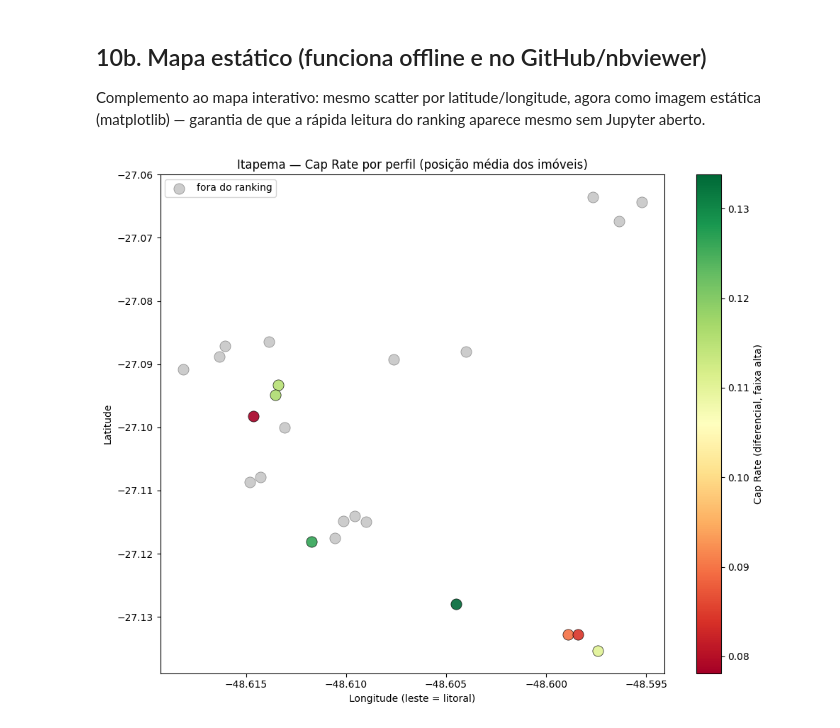
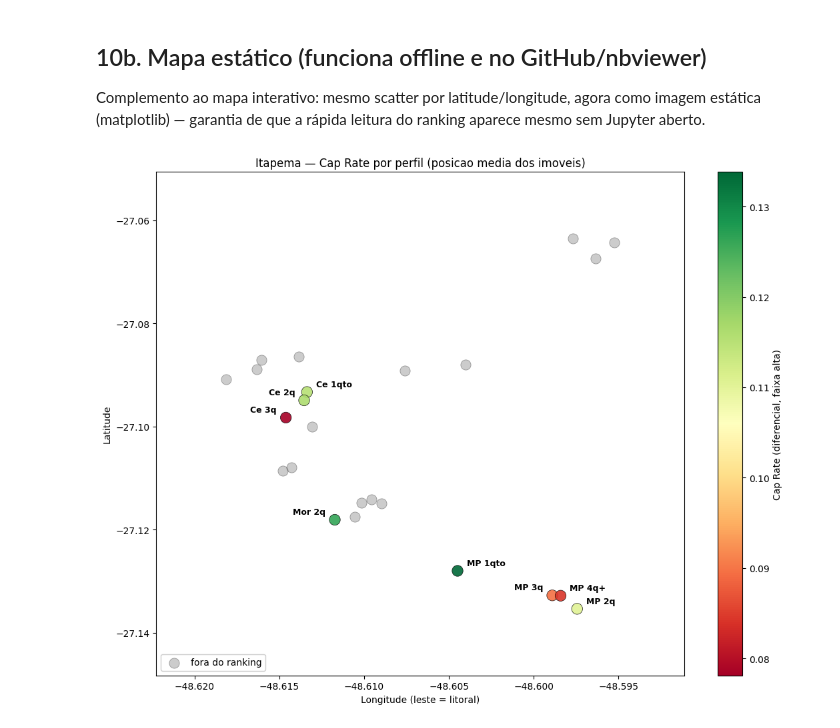
Before and after one commit to Luancordeirocontato/jt2026-luan-cordeiro, a Jupyter notebook: analise/01_analise_principal.ipynb, the cells around one changed output. Saved outputs shown, nothing was run; the diff lists cells and outputs as text; code cells hidden in the pictures.

```diff
--- a/analise/01_analise_principal.ipynb
+++ b/analise/01_analise_principal.ipynb
@@ -395,30 +510,91 @@ Complemento ao mapa interativo: mesmo scatter por latitude/longitude, agora como
 imagem estática (matplotlib) — garantia de que a rápida leitura do ranking aparece
 mesmo sem Jupyter aberto.
 # %%
-# Mapa estático de Cap Rate (scatter otimizado: 1 ponto por célula)
+# Mapa estatico de Cap Rate (scatter otimizado: 1 ponto por celula)
 %matplotlib inline
 import matplotlib.pyplot as plt
 import matplotlib.colors as mcolors
 
 a = _air_map[['latitude', 'longitude', 'bairro', 'tipo']].copy()
 a = a.merge(_tab_map[['bairro', 'tipo', 'cap_cell']], on=['bairro', 'tipo'], how='left')
 cel = a.groupby(['bairro', 'tipo'], as_index=False).agg(lat=('latitude', 'mean'), lon=('longitude', 'mean'))
 cel = cel.merge(_tab_map[['bairro', 'tipo', 'cap_cell']], on=['bairro', 'tipo'], how='left')
 
-fig, ax = plt.subplots(figsize=(10, 8))
+fig, ax = plt.subplots(figsize=(11, 8.5))
 cmap = plt.cm.RdYlGn
-ok = cel.dropna(subset=['cap_cell'])
+ok = cel.dropna(subset=['cap_cell']).copy()
 norm = mcolors.Normalize(vmin=ok['cap_cell'].min(), vmax=ok['cap_cell'].max())
-for _, r in ok.iterrows():
-    ax.scatter(r['lon'], r['lat'], c=[cmap(norm(r['cap_cell']))], s=120, alpha=0.9, edgecolors='k', linewidths=0.5, zorder=3)
-ax.scatter(cel[cel['cap_cell'].isna()]['lon'], cel[cel['cap_cell'].isna()]['lat'],
-           c='gray', s=120, alpha=0.4, edgecolors='k', linewidths=0.5, label='fora do ranking')
+_abbr = {'meia praia': 'MP', 'centro': 'Ce', 'morretes': 'Mor', 'tabuleiro dos oliveiras': 'Tab',
+         'casa branca': 'CB', 'alto sao bento': 'ASB', 'ilhota': 'Ilh', 'varzea': 'Var',
+         'canto da praia': 'CP', 'sertao do trombudo': 'STT', 'sertaozinho': 'Sert'}
+
+ax.scatter(ok['lon'], ok['lat'], c=[cmap(norm(v)) for v in ok['cap_cell']],
+           s=140, alpha=0.9, edgecolors='k', linewidths=0.5, zorder=3)
+fora = cel[cel['cap_cell'].isna()]
+ax.scatter(fora['lon'], fora['lat'], c='gray', s=120, alpha=0.4,
+           edgecolors='k', linewidths=0.5, zorder=2, label='fora do ranking')
+
 sm = plt.cm.ScalarMappable(cmap=cmap, norm=norm)
 cb = fig.colorbar(sm, ax=ax); cb.set_label('Cap Rate (diferencial, faixa alta)')
-ax.set_title('Itapema — Cap Rate por perfil (posição média dos imóveis)')
+ax.set_title('Itapema \u2014 Cap Rate por perfil (posicao media dos imoveis)')
 ax.set_xlabel('Longitude (leste = litoral)'); ax.set_ylabel('Latitude')
-ax.legend()
+# folga nas bordas para os rotulos nao vazarem do eixo
+ax.margins(0.18)
+leg = ax.legend(loc='lower left', framealpha=0.95)
+
+# --- declutter de rotulos ------------------------------------------------------
+# Os pontos de bairro x tipo ficam quase sobrepostos (celulas do mesmo bairro
+# compartilham o centroide). Em vez de um offset fixo, escolhemos para cada
+# rotulo o primeiro offset candidato que nao colide com rotulos ja colocados,
+# com os marcadores, nem com a legenda. Colisao medida em pixels (display coords).
+fig.canvas.draw()
+ocupados = []          # caixas (x0, y0, x1, y1) em pixels ja tomadas
+PAD = 2.0
+
+def _colide(box):
+    x0, y0, x1, y1 = box
+    for bx0, by0, bx1, by1 in ocupados:
+        if x0 - PAD < bx1 and bx0 - PAD < x1 and y0 - PAD < by1 and by0 - PAD < y1:
+            return True
+    return False
+
+# marcadores e legenda entram como regioes ocupadas desde o inicio
+for _, r in cel.iterrows():
+    px, py = ax.transData.transform((r['lon'], r['lat']))
+    ocupados.append((px - 8, py - 8, px + 8, py + 8))
+lb = leg.get_window_extent()
+ocupados.append((lb.x0, lb.y0, lb.x1, lb.y1))
+
+# candidatos: direita/esquerda/acima/abaixo, em dois raios
+CAND = [(10, 6), (10, -12), (-10, 6), (-10, -12),
+        (10, 20), (10, -26), (-10, 20), (-10, -26),
+        (0, 26), (0, -32), (26, 0), (-26, 0)]
+
+rot = ok[ok['bairro'].isin(_abbr)].sort_values('cap_cell', ascending=False)
+for _, r in rot.iterrows():
+    txt = '{} {}'.format(_abbr[r['bairro']], r['tipo'])
+    px, py = ax.transData.transform((r['lon'], r['lat']))
+    w, h = 6.4 * len(txt) + 4, 13.0           # estimativa da caixa de texto
+    escolhido = None
+    for dx, dy in CAND:
+        x0 = px + dx if dx >= 0 else px + dx - w
+        y0 = py + dy if dy >= 0 else py + dy
+        box = (x0, y0, x0 + w, y0 + h)
+        if not _colide(box):
+            escolhido, caixa = (dx, dy), box
+            break
+    if escolhido is None:                      # sem vaga: usa o ultimo candidato
+        escolhido, caixa = CAND[-1], (px, py, px + w, py + h)
+    ocupados.append(caixa)
+    dx, dy = escolhido
+    ax.annotate(txt, (r['lon'], r['lat']), textcoords='offset points', xytext=(dx, dy),
+                fontsize=9, fontweight='bold', zorder=5,
+                ha='left' if dx >= 0 else 'right',
+                bbox=dict(boxstyle='round,pad=0.18', fc='white', ec='none', alpha=0.72),
+                arrowprops=dict(arrowstyle='-', lw=0.6, color='0.35',
+                                shrinkA=0, shrinkB=4) if abs(dx) + abs(dy) > 20 else None)
+
 plt.tight_layout()
 plt.show()
 # %% [output]
-[figure, old version]
+[figure, new version]
```
Also changed, not shown: parts of 14 cells of this notebook, 7 other files.
